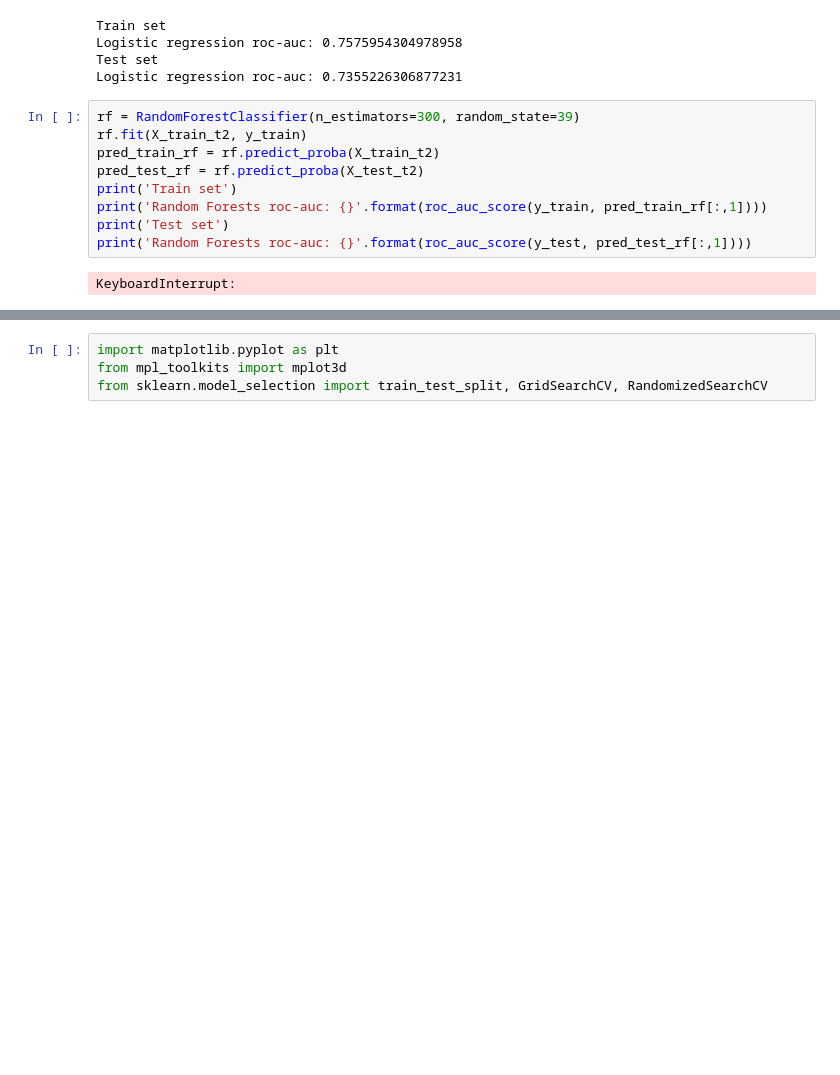
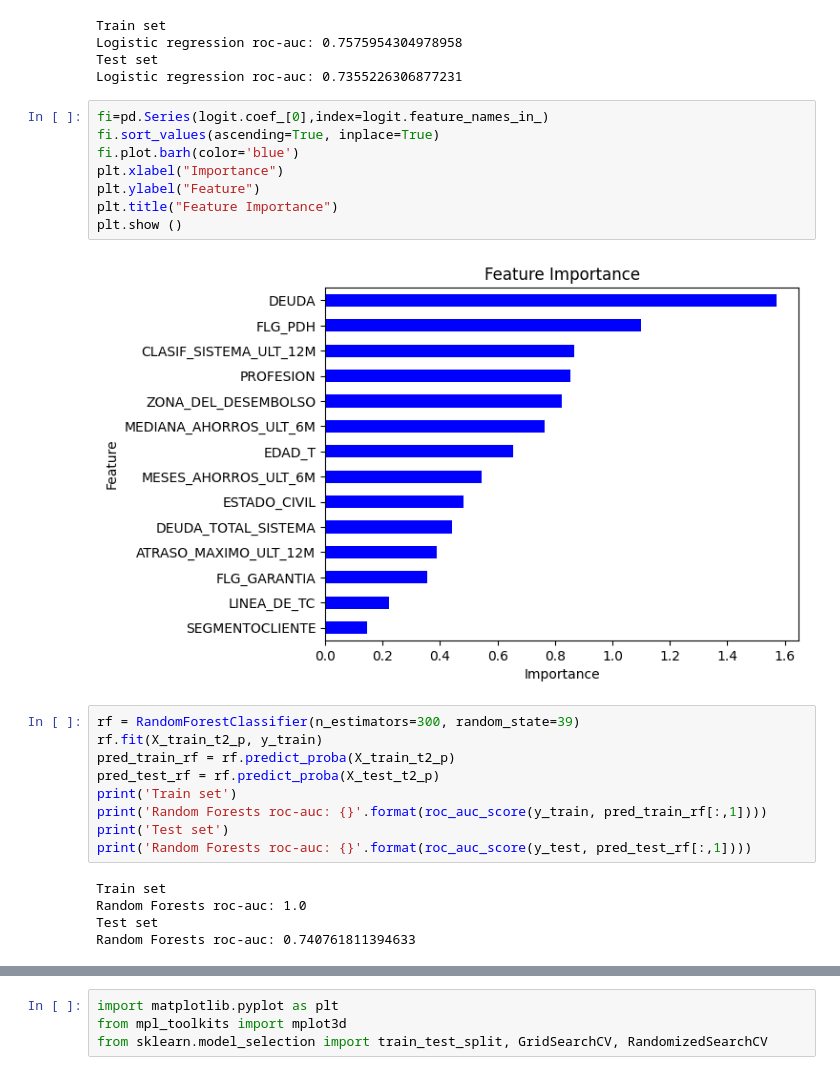
Before and after one commit to jpantojaj/Backtesting_Stresstesting, a Jupyter notebook: Sesión_2_4_Construccion_Credit_Scoring.ipynb, the cells around one changed output, grey strips where cells are left out. Cells and saved outputs as stored; diff of their text form; blank space fills up the shorter version.

```diff
--- a/Sesión_2_4_Construccion_Credit_Scoring.ipynb
+++ b/Sesión_2_4_Construccion_Credit_Scoring.ipynb
@@ -1229,16 +1234,29 @@ Train set
 Logistic regression roc-auc: 0.7575954304978958
 Test set
 Logistic regression roc-auc: 0.7355226306877231
+# %%
+fi=pd.Series(logit.coef_[0],index=logit.feature_names_in_)
+fi.sort_values(ascending=True, inplace=True)
+fi.plot.barh(color='blue')
+plt.xlabel("Importance")
+plt.ylabel("Feature")
+plt.title("Feature Importance")
+plt.show ()
+# %% [output]
+[figure, added]
 # %%
 rf = RandomForestClassifier(n_estimators=300, random_state=39)
-rf.fit(X_train_t2, y_train)
-pred_train_rf = rf.predict_proba(X_train_t2)
-pred_test_rf = rf.predict_proba(X_test_t2)
+rf.fit(X_train_t2_p, y_train)
+pred_train_rf = rf.predict_proba(X_train_t2_p)
+pred_test_rf = rf.predict_proba(X_test_t2_p)
 print('Train set')
 print('Random Forests roc-auc: {}'.format(roc_auc_score(y_train, pred_train_rf[:,1])))
 print('Test set')
 print('Random Forests roc-auc: {}'.format(roc_auc_score(y_test, pred_test_rf[:,1])))
 # %% [output]
-KeyboardInterrupt:
+Train set
+Random Forests roc-auc: 1.0
+Test set
+Random Forests roc-auc: 0.740761811394633
 # %%
 gbc = GradientBoostingClassifier(n_estimators=300, random_state=44)
```
Also changed, not shown: parts of 89 cells of this notebook.
